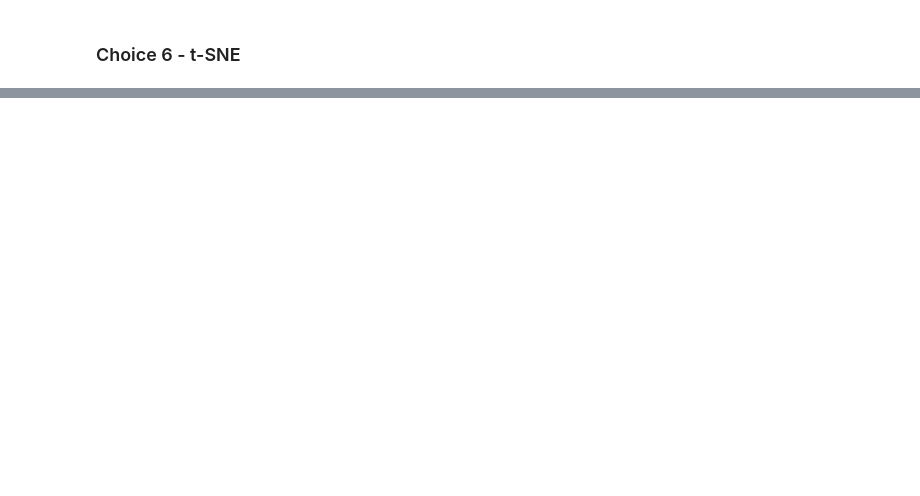
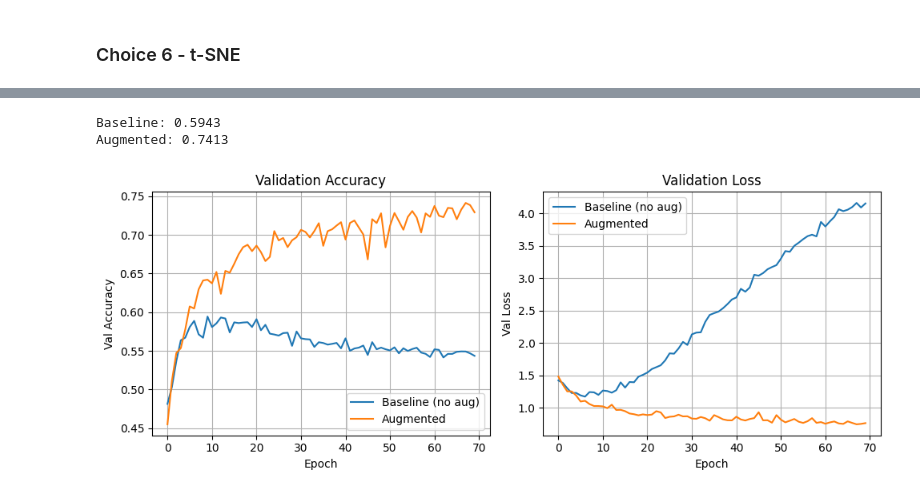
Before and after one commit to lottelaan98/ComputerVision_Assign3, a Jupyter notebook: cnn2.ipynb, the cells around one changed output, grey strips where cells are left out. Drawn from its saved outputs; the diff is of its cells as text; code cells hidden in the pictures; blank space fills up the shorter version.

```diff
--- a/cnn2.ipynb
+++ b/cnn2.ipynb
@@ -1254,0 +1436,2 @@ plt.show()
+# %%
+hist_baseline = history["CIFAR10_lenet"]
@@ -1254,0 +1440,15 @@ plt.show()
+# %%
+train_loader_aug = DataLoader(train_dataset_aug, batch_size=32, shuffle=True)
+
+model_aug = LeNet5().to(device)
+
+optimizer = torch.optim.Adam(model_aug.parameters(), lr=0.001)
+
+model_aug, hist_aug = train_model(
+    model_aug,
+    train_loader_aug,
+    val_loader,
+    criterion,
+    optimizer,
+    device
+)
@@ -1254,0 +1473,34 @@ plt.show()
+# %%
+baseline_acc = max(hist_baseline["val_acc"])
+aug_acc = max(hist_aug["val_acc"])
+
+print("Baseline:", baseline_acc)
+print("Augmented:", aug_acc)
+# %% [output]
+Baseline: 0.5943
+Augmented: 0.7413
+# %%
+plt.figure(figsize=(10, 4))
+
+plt.subplot(1, 2, 1)
+plt.plot(hist_baseline["val_acc"], label="Baseline (no aug)")
+plt.plot(hist_aug["val_acc"], label="Augmented")
+plt.xlabel("Epoch")
+plt.ylabel("Val Accuracy")
+plt.title("Validation Accuracy")
+plt.legend()
+plt.grid(True)
+
+plt.subplot(1, 2, 2)
+plt.plot(hist_baseline["val_loss"], label="Baseline (no aug)")
+plt.plot(hist_aug["val_loss"], label="Augmented")
+plt.xlabel("Epoch")
+plt.ylabel("Val Loss")
+plt.title("Validation Loss")
+plt.legend()
+plt.grid(True)
+
+plt.tight_layout()
+plt.show()
+# %% [output]
+[figure, added]
```
Also changed, not shown: parts of 41 cells of this notebook, 27 other files.
